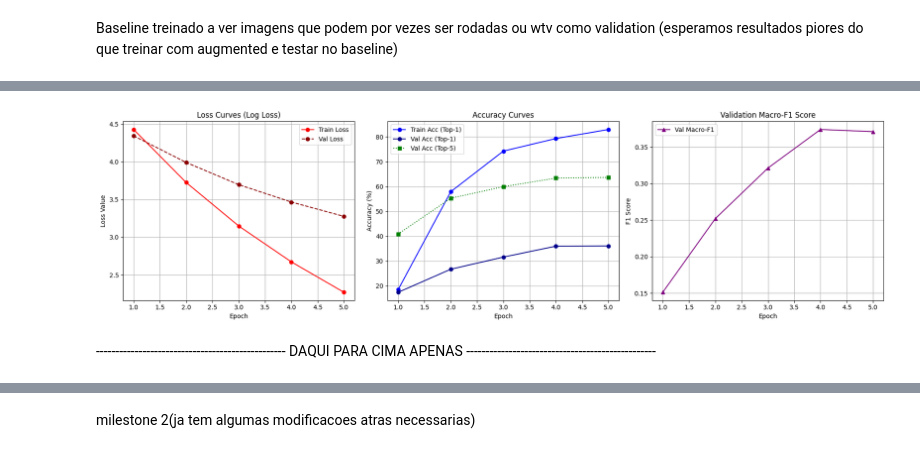
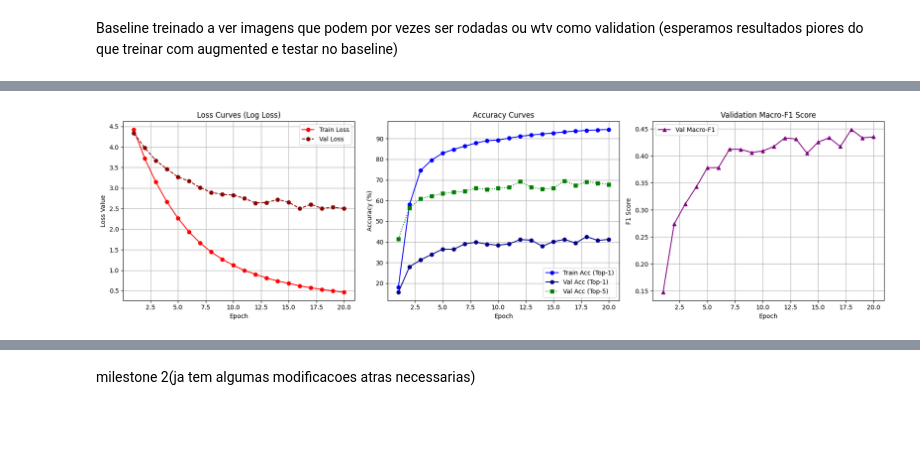
Before and after one commit to JorgeCaldeira/Beware-the-dog, a Jupyter notebook: DL_Project.ipynb, the cells around one changed output, grey strips where cells are left out. Cells and saved outputs as stored; diff of their text form; code cells hidden in the pictures; blank space fills up the shorter version.

Commit message:
20 epochs corridas sobre a parte da milestone 1 para podermos por no relatorio final visto que 5 era so inicialmente

```diff
--- a/DL_Project.ipynb
+++ b/DL_Project.ipynb
@@ -236,11 +242,11 @@ train_losses, val_losses = [], []
 train_accs, val_accs_top1, val_accs_top5 = [], [], []
 val_f1_history = []
 
-dog_model = initialize_model().to(device)
+dog_model = initialize_model("resnet50", num_classes=120, mode="freeze").to(device)
 criterion = nn.CrossEntropyLoss() # na semana 3 isto é mencionado
 optimizer = optim.Adam(dog_model.fc.parameters(), lr=0.0001)
 
-num_epochs = 5
+num_epochs = 20
 
 for epoch in range(num_epochs):
     t_loss, t_acc = train_epoch(dog_model, train_loader, criterion, optimizer, device) # treinar
@@ -323,11 +340,11 @@ train_losses, val_losses = [], []
 train_accs, val_accs_top1, val_accs_top5 = [], [], []
 val_f1_history = []
 
-dog_model = initialize_model().to(device)
+dog_model = initialize_model("resnet50", num_classes=120, mode="freeze").to(device)
 criterion = nn.CrossEntropyLoss() # na semana 3 isto é mencionado
 optimizer = optim.Adam(dog_model.fc.parameters(), lr=0.0001)
 
-num_epochs = 5
+num_epochs = 20
 
 for epoch in range(num_epochs):
     t_loss, t_acc = train_epoch(dog_model, train_loader, criterion, optimizer, device) # treinar
@@ -414,11 +428,11 @@ train_losses, val_losses = [], []
 train_accs, val_accs_top1, val_accs_top5 = [], [], []
 val_f1_history = []
 
-dog_model = initialize_model().to(device)
+dog_model = initialize_model("resnet50", num_classes=120, mode="freeze").to(device)
 criterion = nn.CrossEntropyLoss() # na semana 3 isto é mencionado
 optimizer = optim.Adam(dog_model.fc.parameters(), lr=0.0001)
 
-num_epochs = 5
+num_epochs = 20
 
 for epoch in range(num_epochs):
     t_loss, t_acc = train_epoch(dog_model, train_loader, criterion, optimizer, device) # treinar
@@ -492,3 +503 @@ Epoch 5/5:
-[figure, old version]
+[figure, new version]
-# %% [markdown]
-------------------------------------------------- DAQUI PARA CIMA APENAS -------------------------------------------------
```
Also changed, not shown: parts of 13 cells of this notebook.
